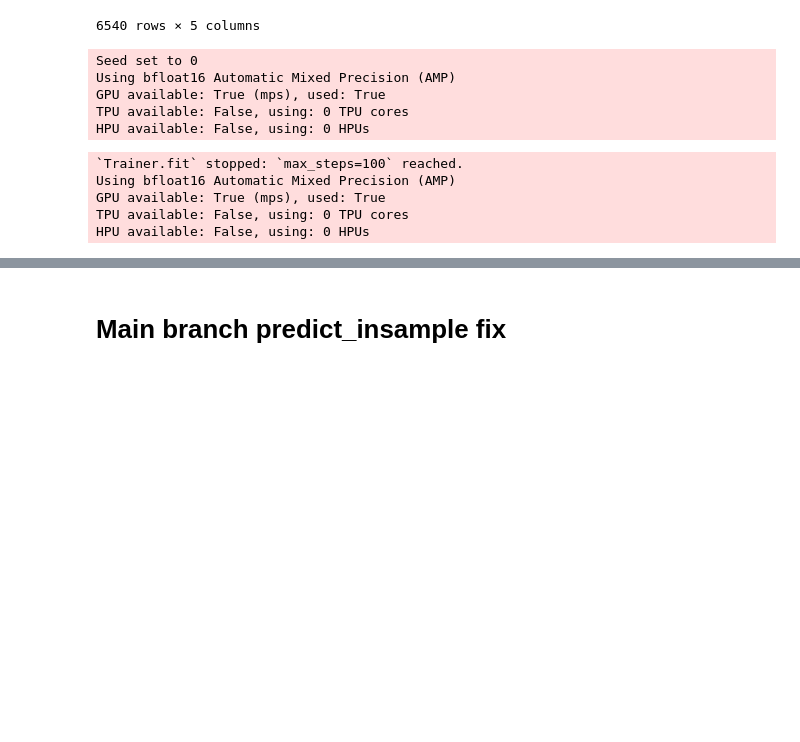
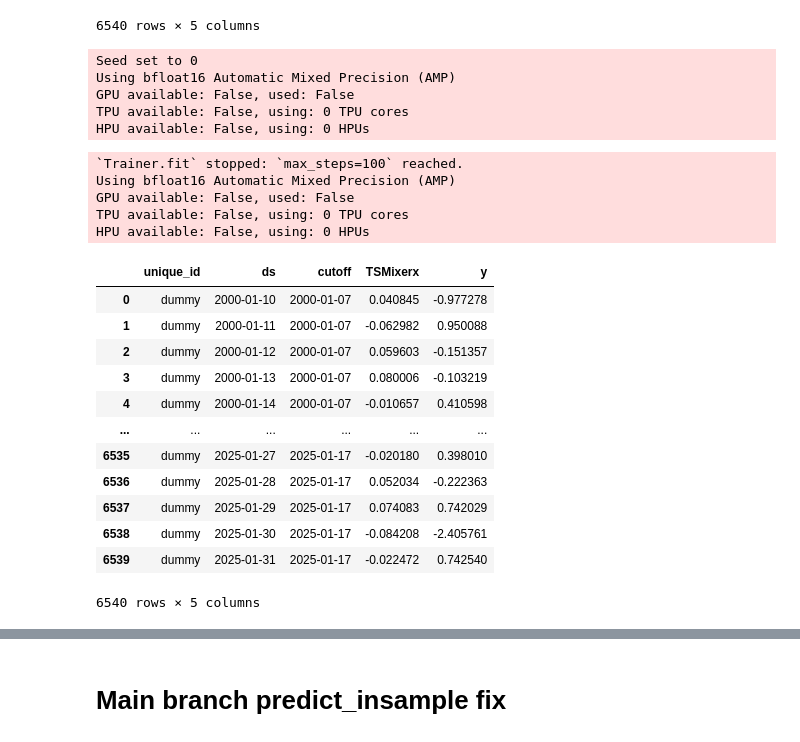
Before and after one commit to agux/marten, a Jupyter notebook: notebooks/neuralforecast/0.1-neuralforecast.ipynb, the cells around one changed output, grey strips where cells are left out. Saved outputs shown, nothing was run; the diff lists cells and outputs as text; code cells hidden in the pictures; blank space fills up the shorter version.

```diff
--- a/notebooks/neuralforecast/0.1-neuralforecast.ipynb
+++ b/notebooks/neuralforecast/0.1-neuralforecast.ipynb
@@ -2150,32 +2150,46 @@ input_size = 20
 models = [
     TSMixerx(
         h=horizon,
         input_size=input_size,
         n_series=1,
         revin=False,
         max_steps=100,
         random_seed=0,
         hist_exog_list=["val1", "val2"],
         precision="bf16-mixed",
     ),
 ]
 
 nf = NeuralForecast(
     models=models,
     freq="B",
     local_scaler_type="robust",
 )
 nf.fit(df=df, val_size=300)
 
 Y_hat_insample = nf.predict_insample(step_size=horizon)
+Y_hat_insample
 # %% [output]
 Seed set to 0
 Using bfloat16 Automatic Mixed Precision (AMP)
-GPU available: True (mps), used: True
+GPU available: False, used: False
 TPU available: False, using: 0 TPU cores
 HPU available: False, using: 0 HPUs
 `Trainer.fit` stopped: `max_steps=100` reached.
 Using bfloat16 Automatic Mixed Precision (AMP)
-GPU available: True (mps), used: True
+GPU available: False, used: False
 TPU available: False, using: 0 TPU cores
 HPU available: False, using: 0 HPUs
+|  | unique_id | ds | cutoff | TSMixerx | y |
+| 0 | dummy | 2000-01-10 | 2000-01-07 | 0.040845 | -0.977278 |
+| 1 | dummy | 2000-01-11 | 2000-01-07 | -0.062982 | 0.950088 |
+| 2 | dummy | 2000-01-12 | 2000-01-07 | 0.059603 | -0.151357 |
+| 3 | dummy | 2000-01-13 | 2000-01-07 | 0.080006 | -0.103219 |
+| 4 | dummy | 2000-01-14 | 2000-01-07 | -0.010657 | 0.410598 |
+| ... | ... | ... | ... | ... | ... |
+| 6535 | dummy | 2025-01-27 | 2025-01-17 | -0.020180 | 0.398010 |
+| 6536 | dummy | 2025-01-28 | 2025-01-17 | 0.052034 | -0.222363 |
+| 6537 | dummy | 2025-01-29 | 2025-01-17 | 0.074083 | 0.742029 |
+| 6538 | dummy | 2025-01-30 | 2025-01-17 | -0.084208 | -2.405761 |
+| 6539 | dummy | 2025-01-31 | 2025-01-17 | -0.022472 | 0.742540 |
+6540 rows × 5 columns
```
Also changed, not shown: parts of 6 cells of this notebook, 3 other files.
